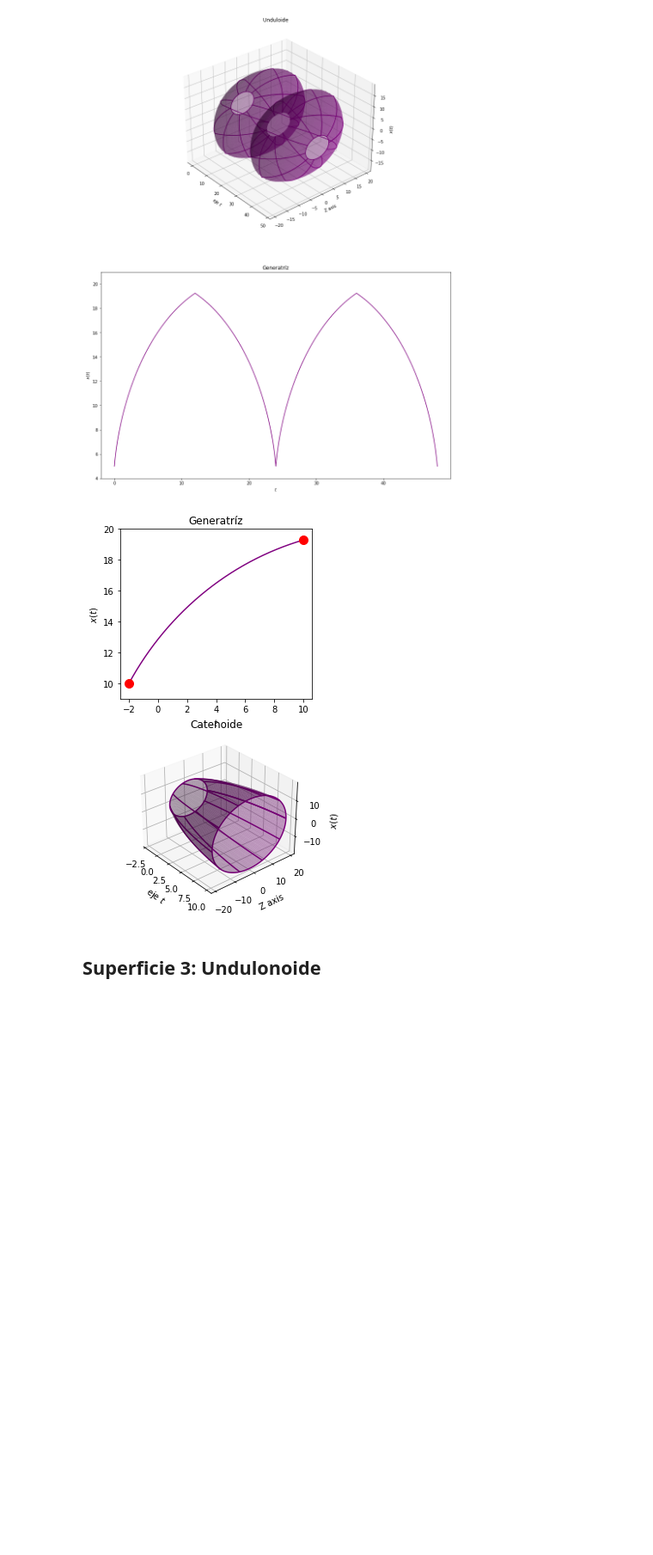
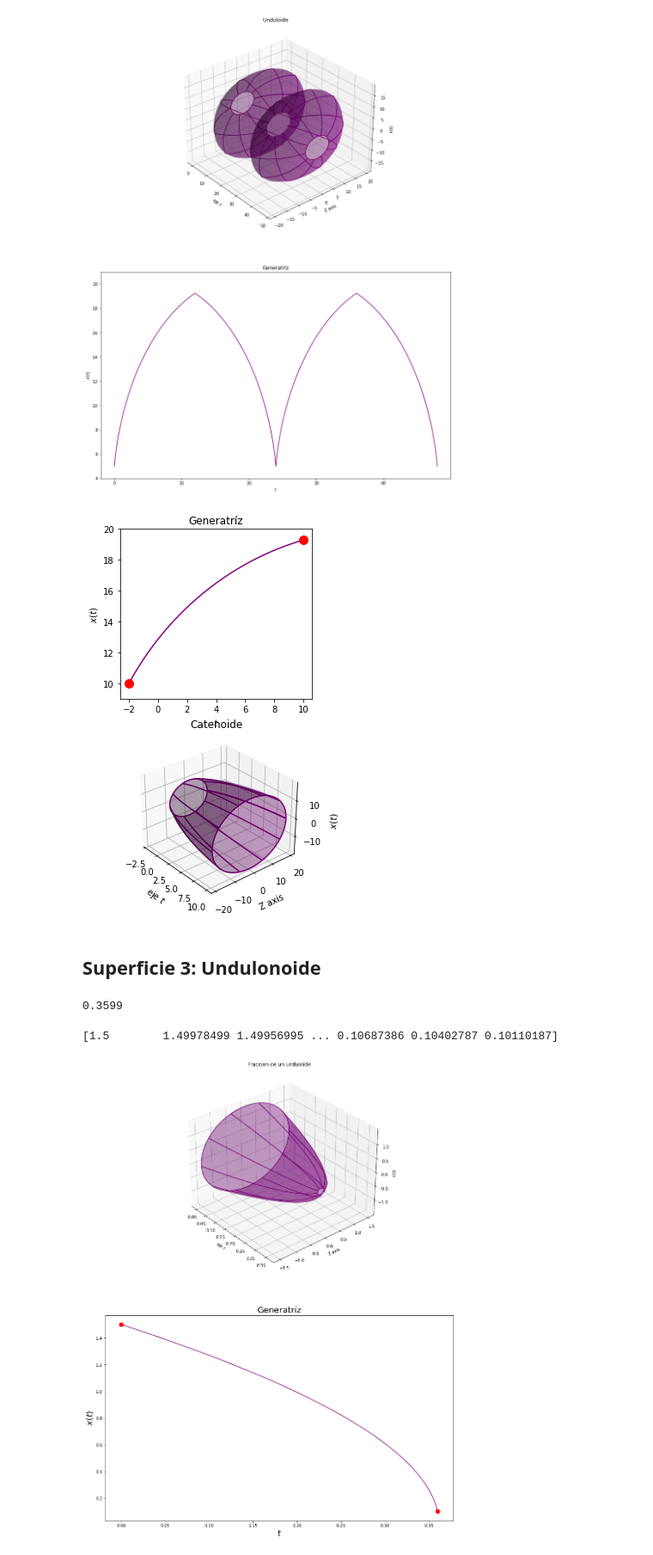
Before and after one commit to David-Damian/Optimization-Delaunay-surfaces, a Jupyter notebook: notebooks/graficas del reporte.ipynb, the cells around one changed output. Shown at 86% size. Saved outputs shown, nothing was run; the diff lists cells and outputs as text; code cells hidden in the pictures; blank space fills up the shorter version.

```diff
--- a/notebooks/graficas del reporte.ipynb
+++ b/notebooks/graficas del reporte.ipynb
@@ -552,8 +510,8 @@ plt.show()
 # %% [markdown]
 ## Superficie 3: Undulonoide
 # %%
-def r(t,y):
-    lam=
-    k=
-    valor=(np.sqrt(4*x**2-(lam*x**2-k)**2))/(lam*x**2-k)
+def r(t,x):
+    lam= -0.1
+    k=3
+    valor= (lam*x**2-k)/(2*x)
     return valor
@@ -565,0 +571,66 @@ def g(t,y):
+# %%
+a,b= 0,0.36
+xa=1.5
+xb=0.0980
+def r(t,x):
+    lam= -0.1
+    k=3
+    valor= (lam*x**2-k)/(x)
+    return valor
+superficie4=RK4(f=r,a=a, b=b, alpha=xa, N=10000)
+# %%
+print(superficie4[0][-1])
+# %% [output]
+0.3599
+# %%
+print(superficie4[1])
+# %% [output]
+[1.5        1.49978499 1.49956995 ... 0.10687386 0.10402787 0.10110187]
+# %%
+n = 100
+#dominio de la parametrizacion
+t=superficie4[0]
+#funcion solucion evaluada en cada t
+y_t=superficie4[1]
+
+
+theta = np.linspace(0, 2*np.pi, n)
+
+#creamos una malla para t,theta
+T, THETA = np.meshgrid(t, theta)
+
+#REFERENCIA PARA MESHGRID: https://numpy.org/doc/stable/reference/generated/numpy.meshgrid.html
+
+#coordenadas del solido de revolucion
+Y_T = np.ones((n, 1))*y_t #matrix whose rows are reapeted and equal to the solution vector
+Y = Y_T*np.cos(THETA)
+Z = Y_T*np.sin(THETA)
+
+###GRAFICAS
+
+fig = plt.figure(figsize=(15,20))
+#### Grafica solido revolucion
+ax = fig.add_subplot(2, 1, 1, projection='3d')
+ax.plot_wireframe(T, Y, Z,rcount=10,ccount=1, color='purple') #mostrar las secciones del solido
+ax.title.set_text('Fraccion de un unduloide')
+ax.plot_surface(T, Y, Z, color='purple', alpha=0.4)
+ax.view_init(elev=30, azim=-40) #para rotar la grafica
+
+#etiquetar ejes:
+ax.set_xlabel('eje $t$')
+ax.set_ylabel('Z axis')
+ax.set_zlabel('$x(t)$')
+
+####Grafica de funcion a rotar
+ax=fig.add_subplot(2, 1, 2)
+ax.plot(superficie4[0], superficie4[1], 'purple')
+ax.plot(a, xa,b,y_t[-1], marker="o", markersize=10, markeredgecolor="red",
+         markerfacecolor="red", label='condicion final e inicial') #graficando condicion inicial y final
+ax.set_xlabel('$t$', fontsize=20)
+ax.set_ylabel('$x(t)$',fontsize=20)
+ax.set_title('Generatríz', fontsize=20)
+plt.show()
+
+plt.show()
+# %% [output]
+[figure, added]
```
Also changed, not shown: parts of 20 cells of this notebook.
